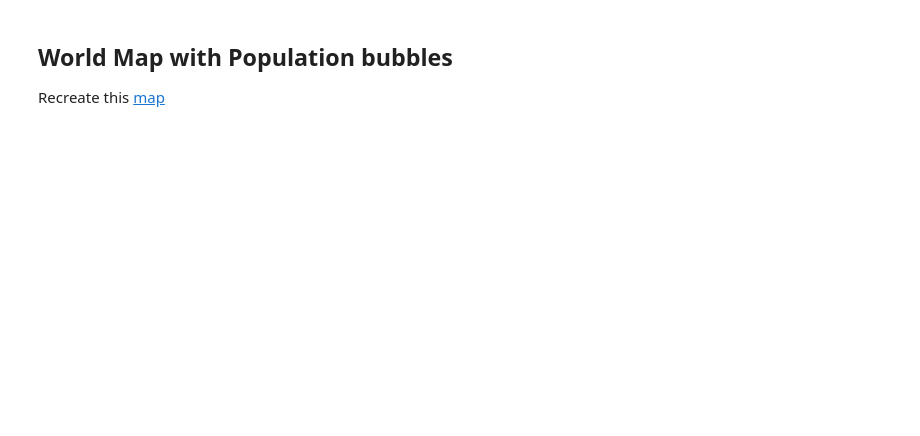
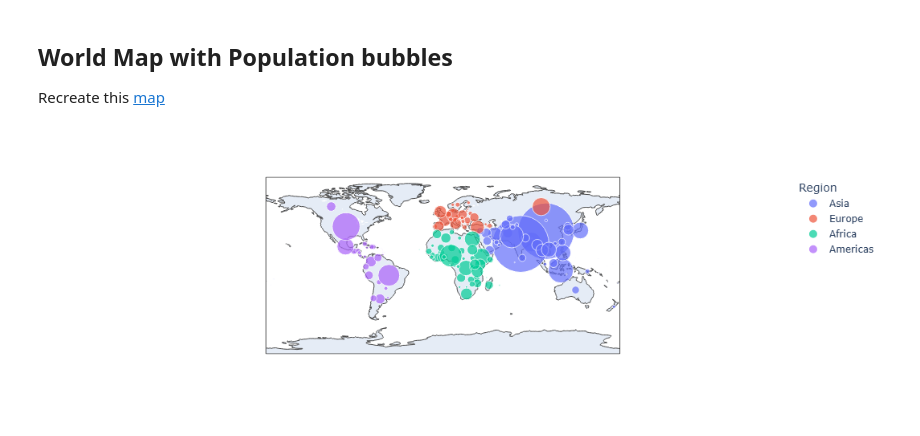
Before and after one commit to damouras/damouras.github.io, a Jupyter notebook: files/solutions.ipynb, the cells around one changed output. Drawn from its saved outputs; the diff is of its cells as text; code cells hidden in the pictures; blank space fills up the shorter version.

```diff
--- a/files/solutions.ipynb
+++ b/files/solutions.ipynb
@@ -107,16 +121,18 @@ fig.show()
 
 Recreate this [map](https://www.gapminder.org/tools/#$chart-type=map&url=v2)
 # %%
-map_df = gapminder_df.query('Year == 2022')
+map_df = gapminder_df.query('Year == 2023')
 
 fig = px.scatter_geo(
     map_df,
     lat = 'Latitude',         # Column for latitude coordinates
     lon = 'Longitude',        # Column for longitude coordinates
-    size='Population',           # Column for bubble size (population)
-    color='region',              # Column for bubble color (world regions)
-    hover_name='Country',        # Column for Country name on hover
-    scope='world',               # Map scope (e.g., 'world', 'asia', 'europe')
-    size_max = 50
+    size='Population',
+    color='Region',
+    size_max = 50,
+    hover_name='Country',
+    scope='world',
 )
 fig.show()
+# %% [output]
+[figure, added]
```
Also changed, not shown: parts of 7 cells of this notebook, 3 other files.
